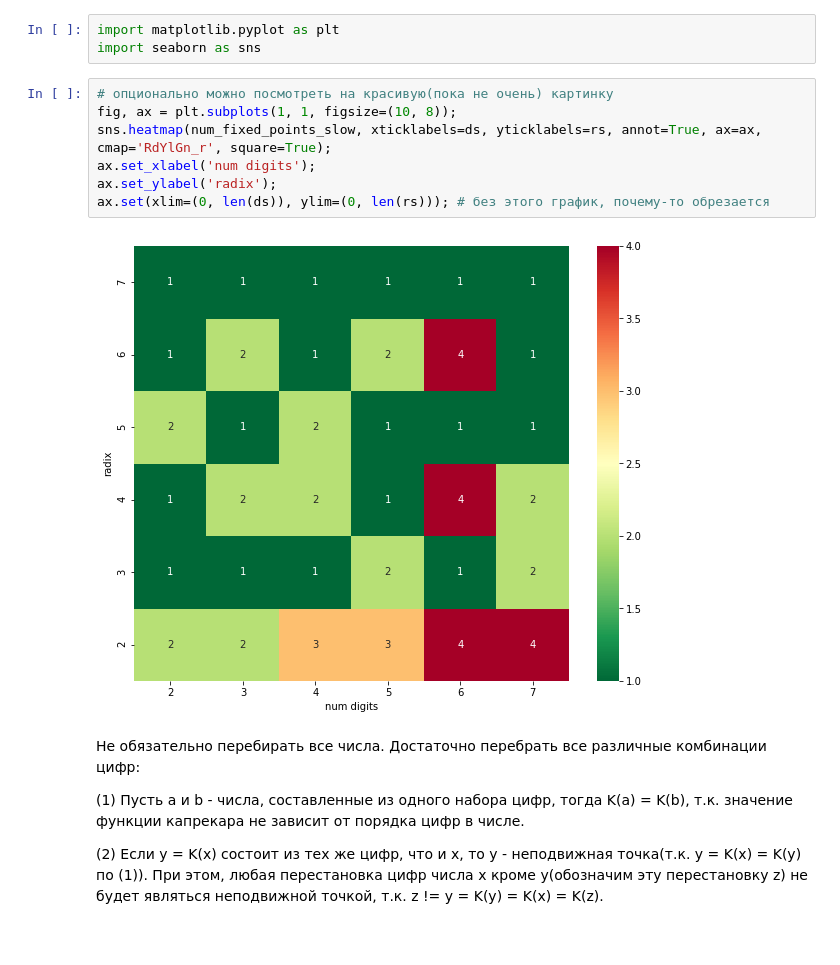
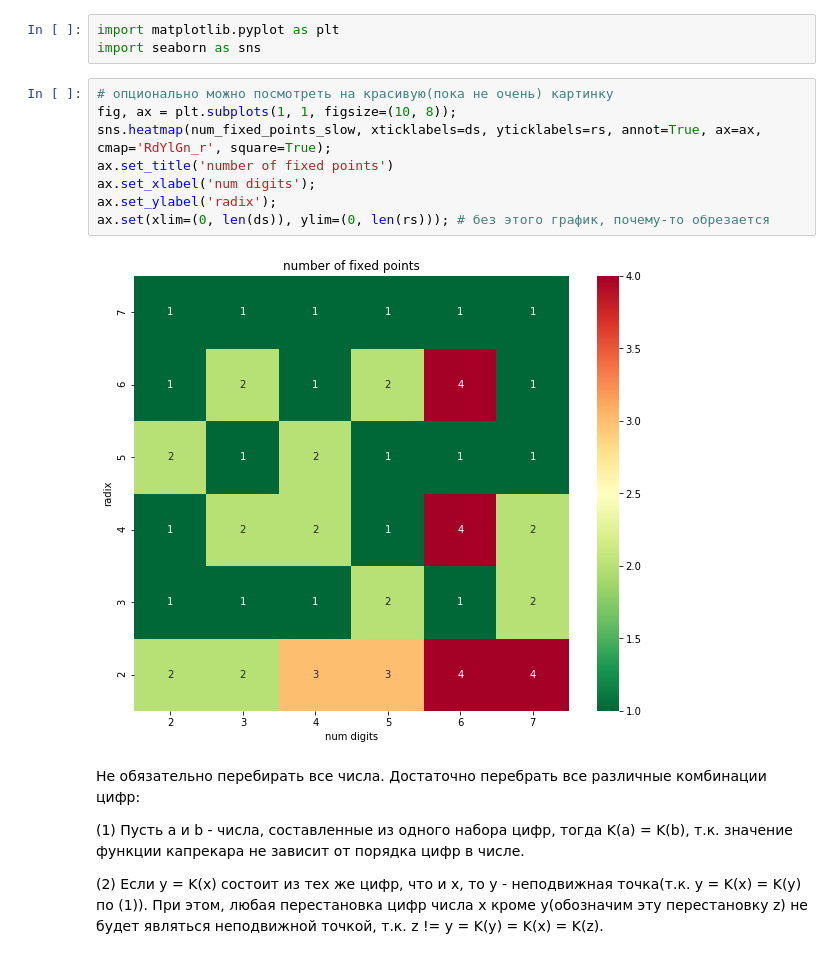
Before and after one commit to std-modelware/polytech-diskrete-2020, a Jupyter notebook: Timofeev Alexandr/kaprekar/kaprekar.ipynb, the cells around one changed output. Saved outputs shown, nothing was run; the diff lists cells and outputs as text.

Commit message:
kartinki(images)

```diff
--- a/Timofeev Alexandr/keprekar/kaprekar.ipynb
+++ b/Timofeev Alexandr/kaprekar/kaprekar.ipynb
@@ -121,12 +121,13 @@ import seaborn as sns
 # %%
 # опционально можно посмотреть на красивую(пока не очень) картинку
 fig, ax = plt.subplots(1, 1, figsize=(10, 8));
 sns.heatmap(num_fixed_points_slow, xticklabels=ds, yticklabels=rs, annot=True, ax=ax, cmap='RdYlGn_r', square=True);
+ax.set_title('number of fixed points')
 ax.set_xlabel('num digits');
 ax.set_ylabel('radix');
 ax.set(xlim=(0, len(ds)), ylim=(0, len(rs))); # без этого график, почему-то обрезается
 # %% [output]
-[figure, old version]
+[figure, new version]
 # %% [markdown]
 Не обязательно перебирать все числа. Достаточно перебрать все различные комбинации цифр:
 
```
Also changed, not shown: parts of 6 cells of this notebook, 7 other files.
